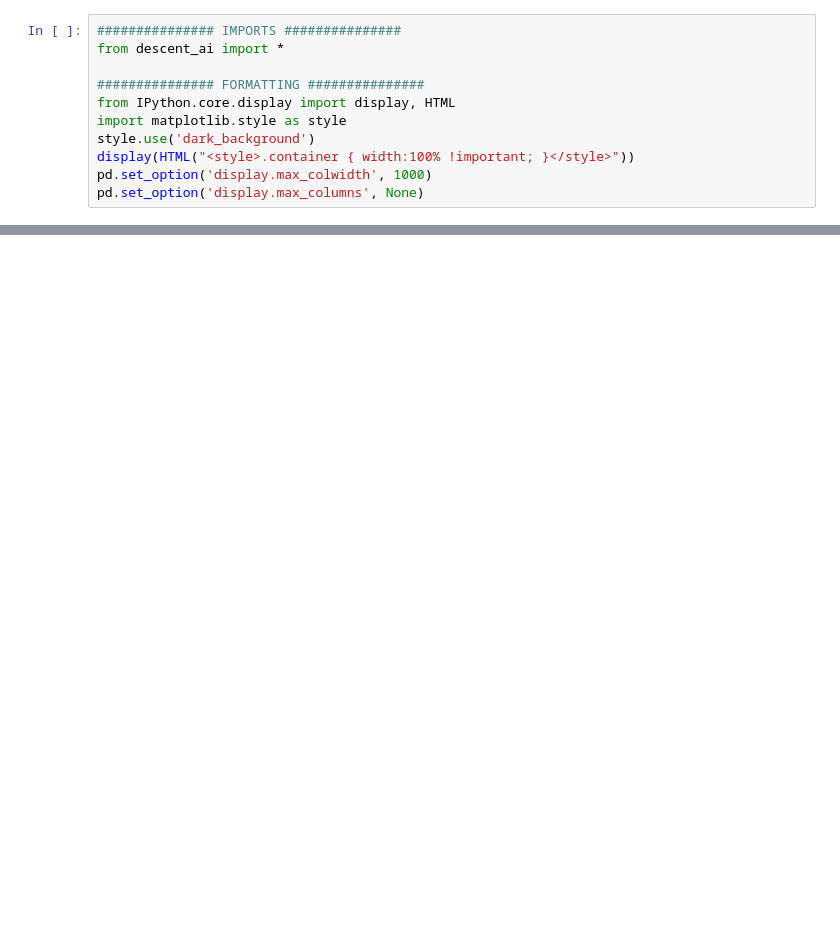
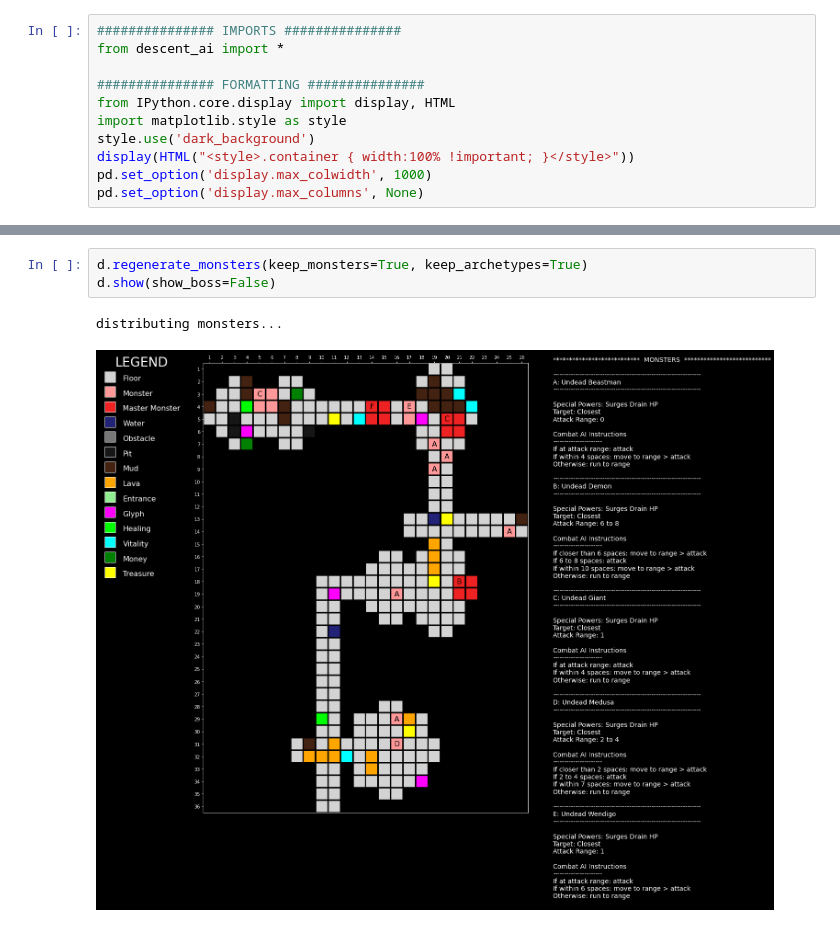
Before and after one commit to KevinCarr42/Descent_AI, a Jupyter notebook: ScenarioBuilder.ipynb, the cells around one changed output, grey strips where cells are left out. Saved outputs shown, nothing was run; the diff lists cells and outputs as text; blank space fills up the shorter version.

```diff
--- a/ScenarioBuilder.ipynb
+++ b/ScenarioBuilder.ipynb
@@ -32,0 +45,6 @@ complete!
+# %%
+d.regenerate_monsters(keep_monsters=True, keep_archetypes=True)
+d.show(show_boss=False)
+# %% [output]
+distributing monsters...
+[figure, added]
```
Also changed, not shown: parts of 5 cells of this notebook, 1 other file.
